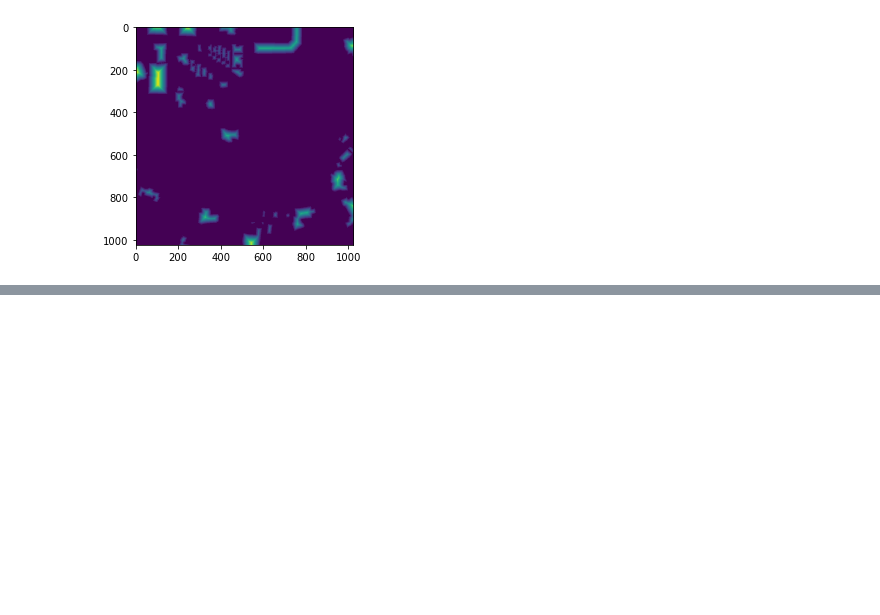
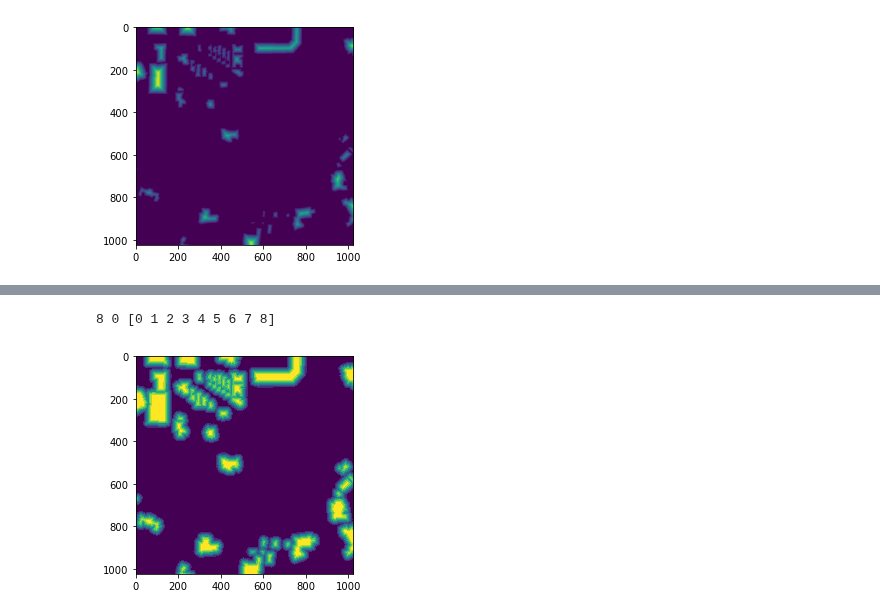
Before and after one commit to wwymak/spacenet-buildings, a Jupyter notebook: xview2/Segmentation with signed distance transform.ipynb, the cells around one changed output, grey strips where cells are left out. Saved outputs shown, nothing was run; the diff lists cells and outputs as text; code cells hidden in the pictures; blank space fills up the shorter version.

```diff
--- a/xview2/Segmentation with signed distance transform.ipynb
+++ b/xview2/Segmentation with signed distance transform.ipynb
@@ -88,0 +101,14 @@ plt.imshow(transformed_binned / transformed_binned.max() * 255)
+# %%
+# run create_edt_mask.py
+# sanity check:
+data_dir = Path("/media/wwymak/Storage/xView2")
+mask_dir_edt = data_dir /"mask_full_size_edt"
+sample_file = mask_dir_edt.ls()[10]
+
+img = np.array(PIL.Image.open(sample_file))
+plt.imshow(img)
+
+print(img.max(), img.min(), np.unique(img))
+# %% [output]
+8 0 [0 1 2 3 4 5 6 7 8]
+[figure, added]
```
Also changed, not shown: parts of 7 cells of this notebook, 1 other file.
